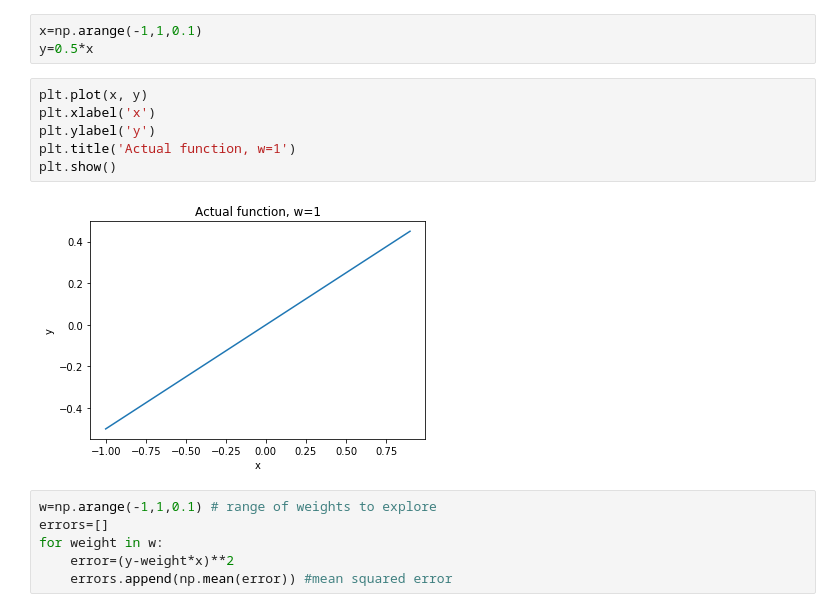
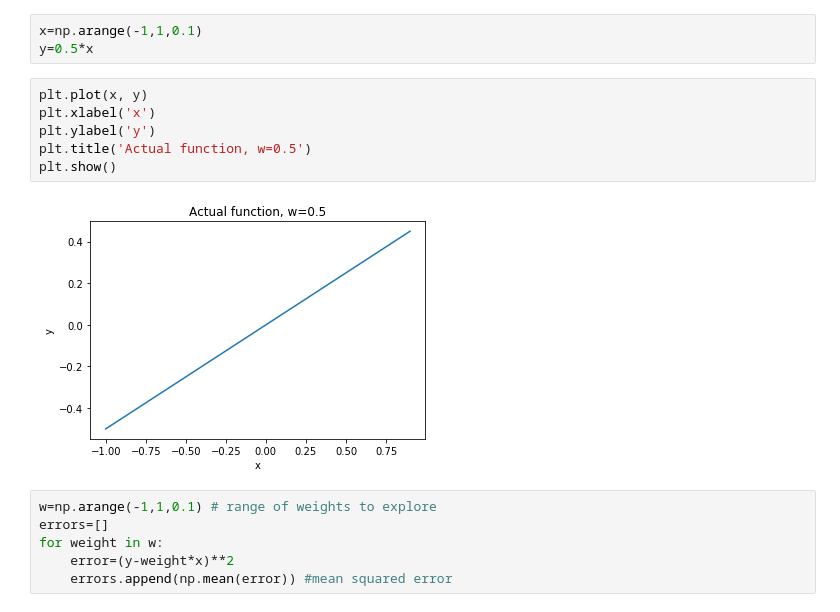
Before and after one commit to nickyeolk/regularization_visualized, a Jupyter notebook: Regularization visualized.ipynb, the cells around one changed output. Cells and saved outputs as stored; diff of their text form.

```diff
--- a/Regularization visualized.ipynb
+++ b/Regularization visualized.ipynb
@@ -7,11 +7,11 @@ y=0.5*x
 # %%
 plt.plot(x, y)
 plt.xlabel('x')
 plt.ylabel('y')
-plt.title('Actual function, w=1')
+plt.title('Actual function, w=0.5')
 plt.show()
 # %% [output]
-[figure, old version]
+[figure, new version]
 # %%
 w=np.arange(-1,1,0.1) # range of weights to explore
 errors=[]
```
Also changed, not shown: parts of 2 cells of this notebook, 5 other files.
